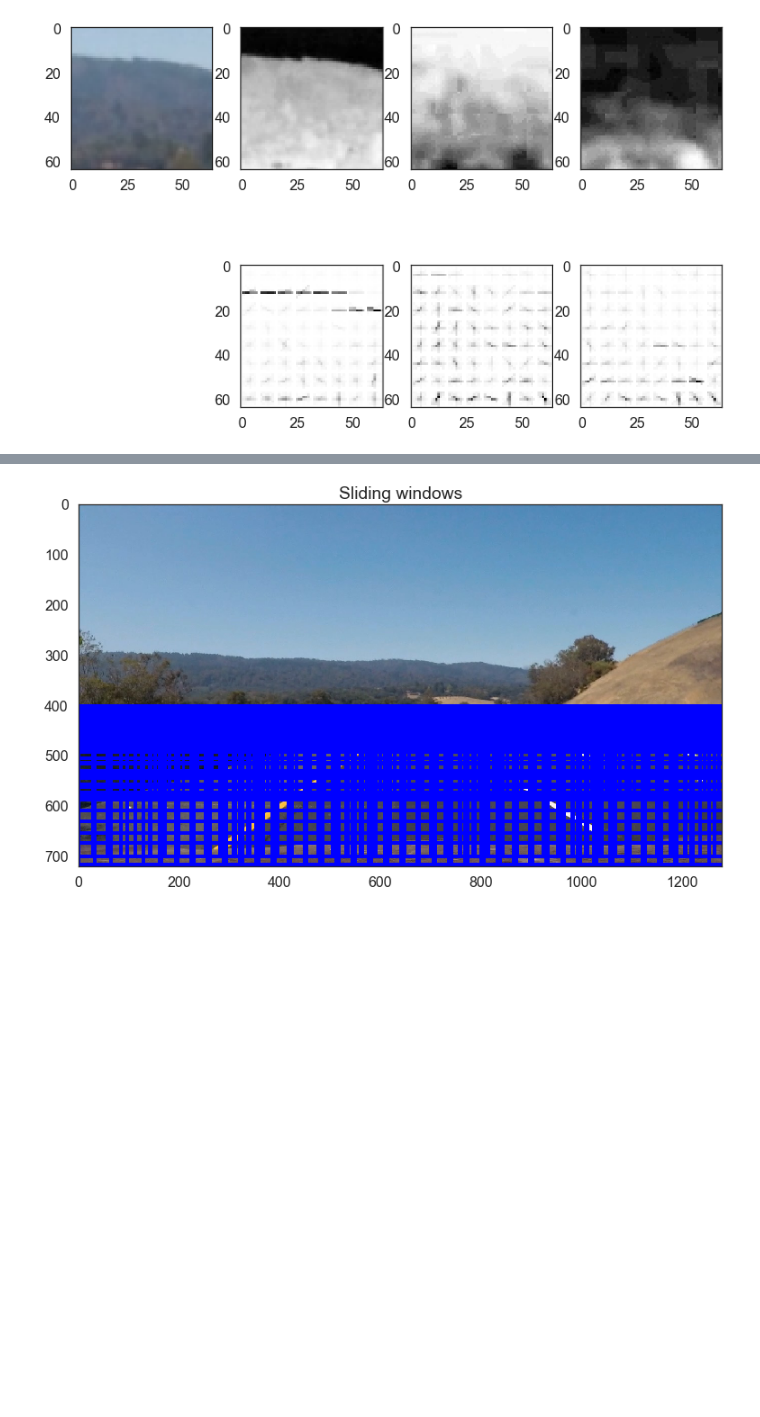
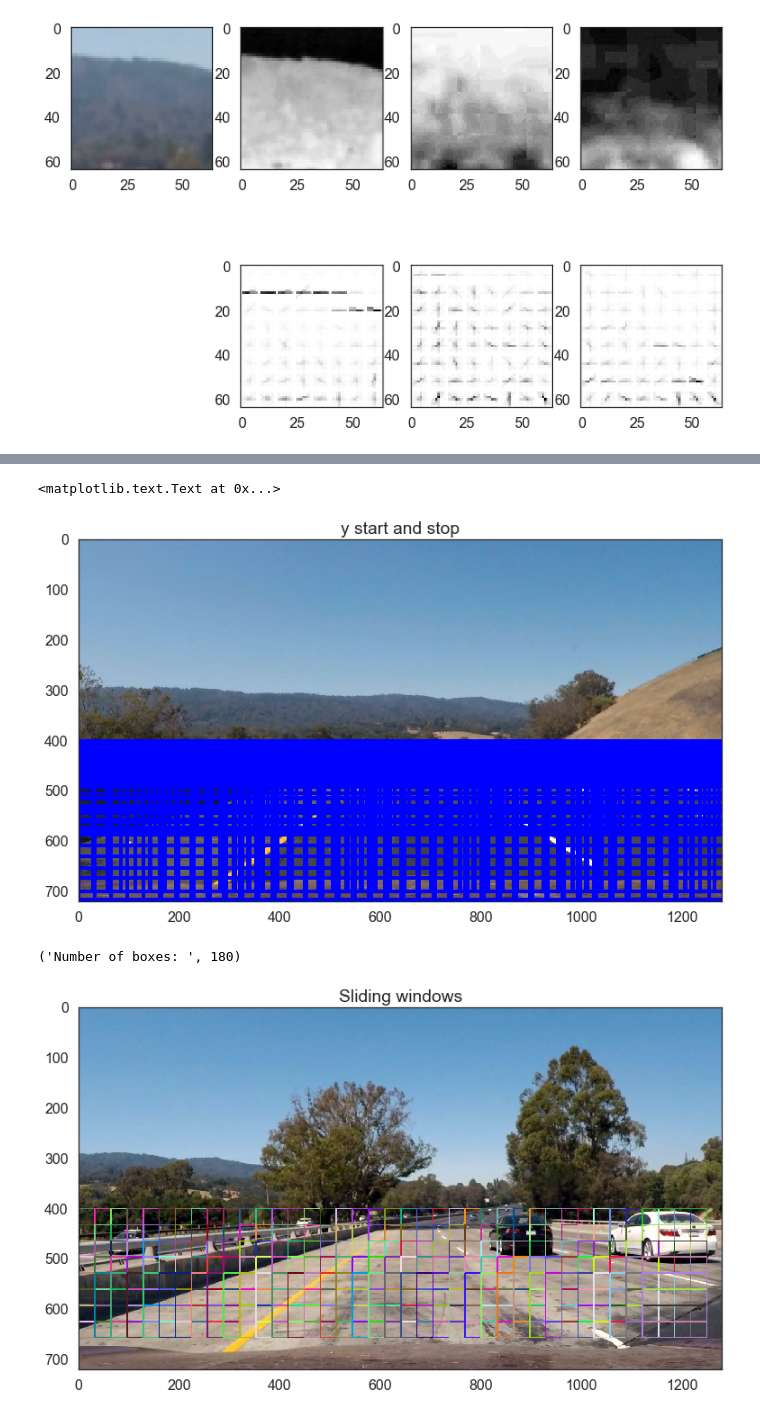
Before and after one commit to shiba24/udacity-sdnd, a Jupyter notebook: CarND-Vehicle-Detection-master/script.ipynb, the cells around one changed output, grey strips where cells are left out. Saved outputs shown, nothing was run; the diff lists cells and outputs as text; code cells hidden in the pictures; blank space fills up the shorter version.

```diff
--- a/CarND-Vehicle-Detection-master/script.ipynb
+++ b/CarND-Vehicle-Detection-master/script.ipynb
@@ -560,10 +548,28 @@ windows = small_windows + middle_windows + big_windows + smaller_windows
 
 #Visualising sliding windows
 plt.imshow(draw_boxes(draw_image, windows, color=(0, 0, 1), thick=6) )
-plt.title('Sliding windows')
-plt.savefig('output_images/sliding_windows.png')
+plt.title('y start and stop')
 # %% [output]
+<matplotlib.text.Text at 0x...>
 [figure]
+# %%
+test_img = mpimg.imread('./test_images/test1.jpg')
+rects = []
+
+rects.append(find_cars(test_img, y_start_stop[0], y_start_stop[1], scale,
+                       svc, X_scaler, orient, pix_per_cell, cell_per_block, spatial_size, hist_bins, show_all_rectangles=True))
+
+# rects.append(find_cars(test_img, y_start_stop[0] + (y_start_stop[1] - y_start_stop[0]) / 2, y_start_stop[1], scale,
+#                        svc, X_scaler, orient, pix_per_cell, cell_per_block, spatial_size, hist_bins, show_all_rectangles=True))
+rectangles = [item for sublist in rects for item in sublist]
+test_img_rects = draw_boxes(test_img, rectangles, color='random', thick=2)
+plt.imshow(test_img_rects)
+plt.title('Sliding windows')
+plt.savefig('output_images/sliding_windows.png')
+print('Number of boxes: ', len(rectangles))
+# %% [output]
+('Number of boxes: ', 180)
+[figure, added]
 # %%
 
 test_files = glob.glob('./test_images/*.jpg')
```
Also changed, not shown: parts of 10 cells of this notebook, 6 other files.
